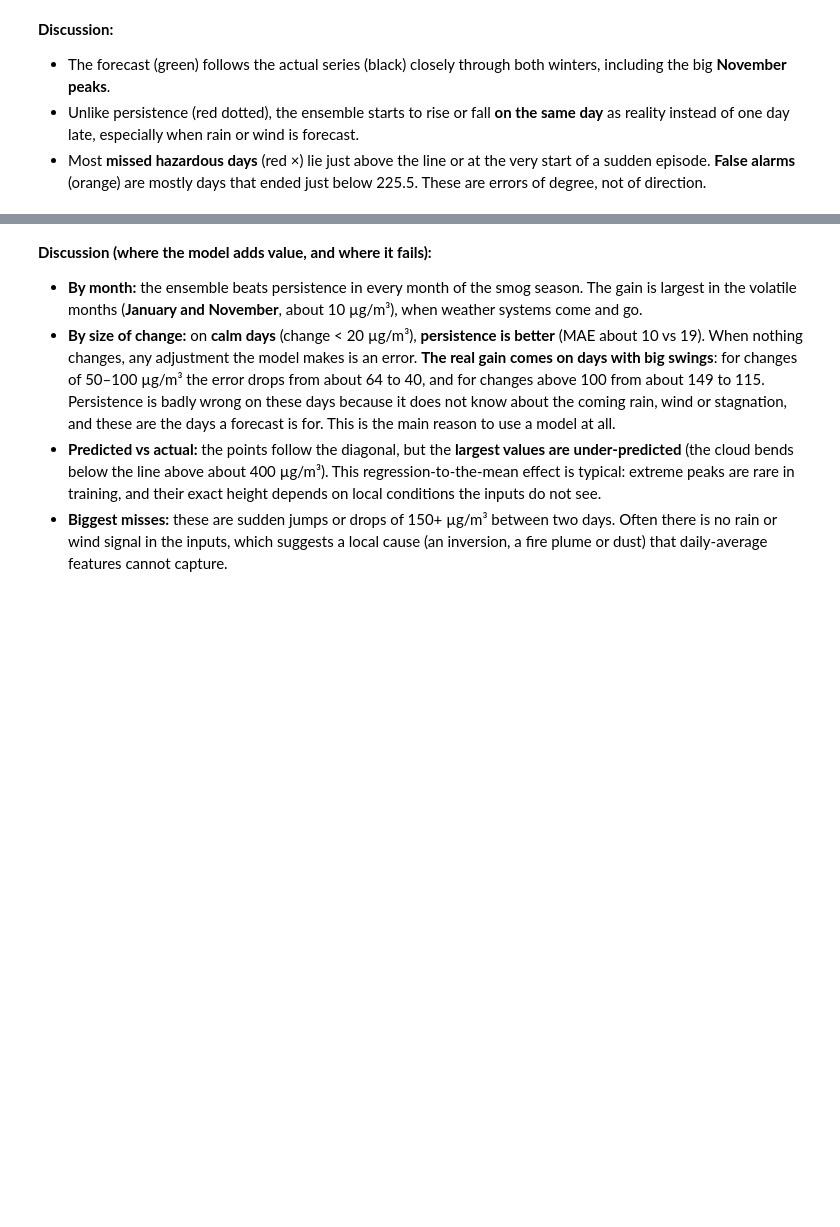
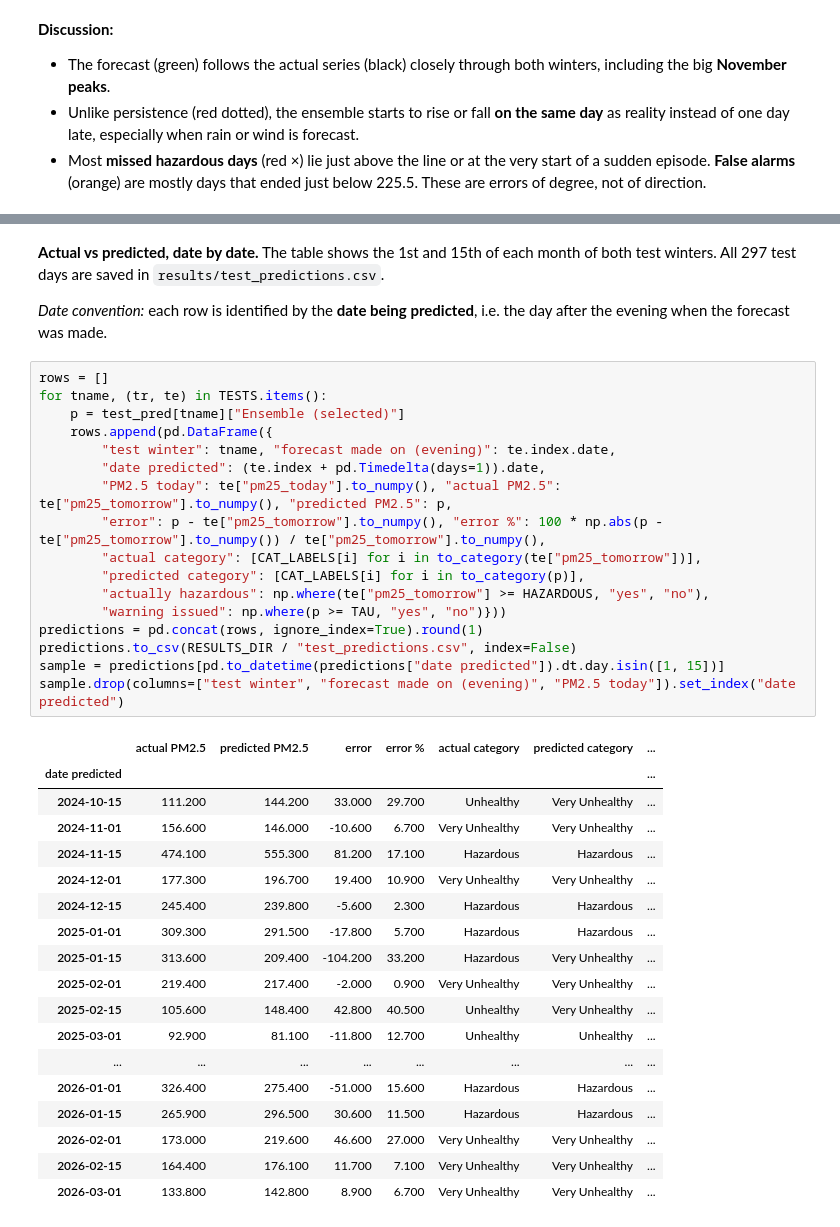
Before and after one commit to umfar46/lahore-smog-forecasting, a Jupyter notebook: Lahore_Smog_Phase2_Modelling.ipynb, the cells around one changed output, grey strips where cells are left out. Cells and saved outputs as stored; diff of their text form; blank space fills up the shorter version.

Commit message:
Add actual-vs-predicted table and test_predictions.csv
Co-Authored-By: Claude Opus 5.5 <noreply@anthropic.com>
Claude-Session: https://claude.ai/code/session_01A5rJnG71PfNPpT8yUU1u2t

```diff
--- a/Lahore_Smog_Phase2_Modelling.ipynb
+++ b/Lahore_Smog_Phase2_Modelling.ipynb
@@ -875,7 +830,41 @@ Biggest misses of the ensemble on the test winters:
-# %% [markdown]
-**Discussion (where the model adds value, and where it fails):**
-- **By month:** the ensemble beats persistence in every month of the smog season. The gain is largest in the volatile months (**January and November**, about 10 µg/m³), when weather systems come and go.
-- **By size of change:** on **calm days** (change < 20 µg/m³), **persistence is better** (MAE about 10 vs 19). When nothing changes, any adjustment the model makes is an error. **The real gain comes on days with big swings**: for changes of 50–100 µg/m³ the error drops from about 64 to 40, and for changes above 100 from about 149 to 115. Persistence is badly wrong on these days because it does not know about the coming rain, wind or stagnation, and these are the days a forecast is for. This is the main reason to use a model at all.
-- **Predicted vs actual:** the points follow the diagonal, but the **largest values are under-predicted** (the cloud bends below the line above about 400 µg/m³). This regression-to-the-mean effect is typical: extreme peaks are rare in training, and their exact height depends on local conditions the inputs do not see.
-- **Biggest misses:** these are sudden jumps or drops of 150+ µg/m³ between two days. Often there is no rain or wind signal in the inputs, which suggests a local cause (an inversion, a fire plume or dust) that daily-average features cannot capture.
+# %% [markdown]
+**Actual vs predicted, date by date.** The table shows the 1st and 15th of each month of both test winters. All 297 test days are saved in `results/test_predictions.csv`.
+
+*Date convention:* each row is identified by the **date being predicted**, i.e. the day after the evening when the forecast was made.
+# %%
+rows = []
+for tname, (tr, te) in TESTS.items():
+    p = test_pred[tname]["Ensemble (selected)"]
+    rows.append(pd.DataFrame({
+        "test winter": tname, "forecast made on (evening)": te.index.date,
+        "date predicted": (te.index + pd.Timedelta(days=1)).date,
+        "PM2.5 today": te["pm25_today"].to_numpy(), "actual PM2.5": te["pm25_tomorrow"].to_numpy(), "predicted PM2.5": p,
+        "error": p - te["pm25_tomorrow"].to_numpy(), "error %": 100 * np.abs(p - te["pm25_tomorrow"].to_numpy()) / te["pm25_tomorrow"].to_numpy(),
+        "actual category": [CAT_LABELS[i] for i in to_category(te["pm25_tomorrow"])],
+        "predicted category": [CAT_LABELS[i] for i in to_category(p)],
+        "actually hazardous": np.where(te["pm25_tomorrow"] >= HAZARDOUS, "yes", "no"),
+        "warning issued": np.where(p >= TAU, "yes", "no")}))
+predictions = pd.concat(rows, ignore_index=True).round(1)
+predictions.to_csv(RESULTS_DIR / "test_predictions.csv", index=False)
+sample = predictions[pd.to_datetime(predictions["date predicted"]).dt.day.isin([1, 15])]
+sample.drop(columns=["test winter", "forecast made on (evening)", "PM2.5 today"]).set_index("date predicted")
+# %% [output]
+|  | actual PM2.5 | predicted PM2.5 | error | error % | actual category | predicted category | ... |
+| date predicted |  |  |  |  |  |  | ... |
+| 2024-10-15 | 111.200 | 144.200 | 33.000 | 29.700 | Unhealthy | Very Unhealthy | ... |
+| 2024-11-01 | 156.600 | 146.000 | -10.600 | 6.700 | Very Unhealthy | Very Unhealthy | ... |
+| 2024-11-15 | 474.100 | 555.300 | 81.200 | 17.100 | Hazardous | Hazardous | ... |
+| 2024-12-01 | 177.300 | 196.700 | 19.400 | 10.900 | Very Unhealthy | Very Unhealthy | ... |
+| 2024-12-15 | 245.400 | 239.800 | -5.600 | 2.300 | Hazardous | Hazardous | ... |
+| 2025-01-01 | 309.300 | 291.500 | -17.800 | 5.700 | Hazardous | Hazardous | ... |
+| 2025-01-15 | 313.600 | 209.400 | -104.200 | 33.200 | Hazardous | Very Unhealthy | ... |
+| 2025-02-01 | 219.400 | 217.400 | -2.000 | 0.900 | Very Unhealthy | Very Unhealthy | ... |
+| 2025-02-15 | 105.600 | 148.400 | 42.800 | 40.500 | Unhealthy | Very Unhealthy | ... |
+| 2025-03-01 | 92.900 | 81.100 | -11.800 | 12.700 | Unhealthy | Unhealthy | ... |
+| ... | ... | ... | ... | ... | ... | ... | ... |
+| 2026-01-01 | 326.400 | 275.400 | -51.000 | 15.600 | Hazardous | Hazardous | ... |
+| 2026-01-15 | 265.900 | 296.500 | 30.600 | 11.500 | Hazardous | Hazardous | ... |
+| 2026-02-01 | 173.000 | 219.600 | 46.600 | 27.000 | Very Unhealthy | Very Unhealthy | ... |
+| 2026-02-15 | 164.400 | 176.100 | 11.700 | 7.100 | Very Unhealthy | Very Unhealthy | ... |
+| 2026-03-01 | 133.800 | 142.800 | 8.900 | 6.700 | Very Unhealthy | Very Unhealthy | ... |
 # %% [markdown]
```
Also changed, not shown: parts of 30 cells of this notebook, 3 other files.
